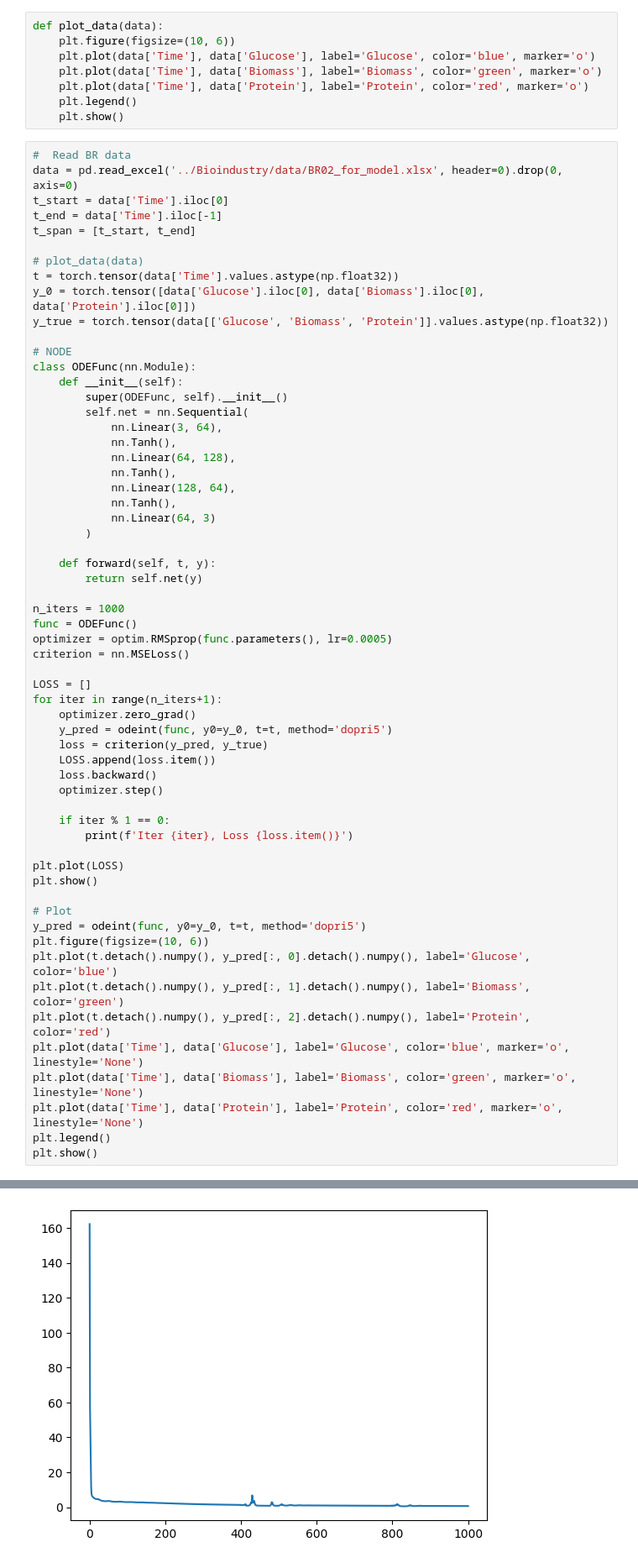
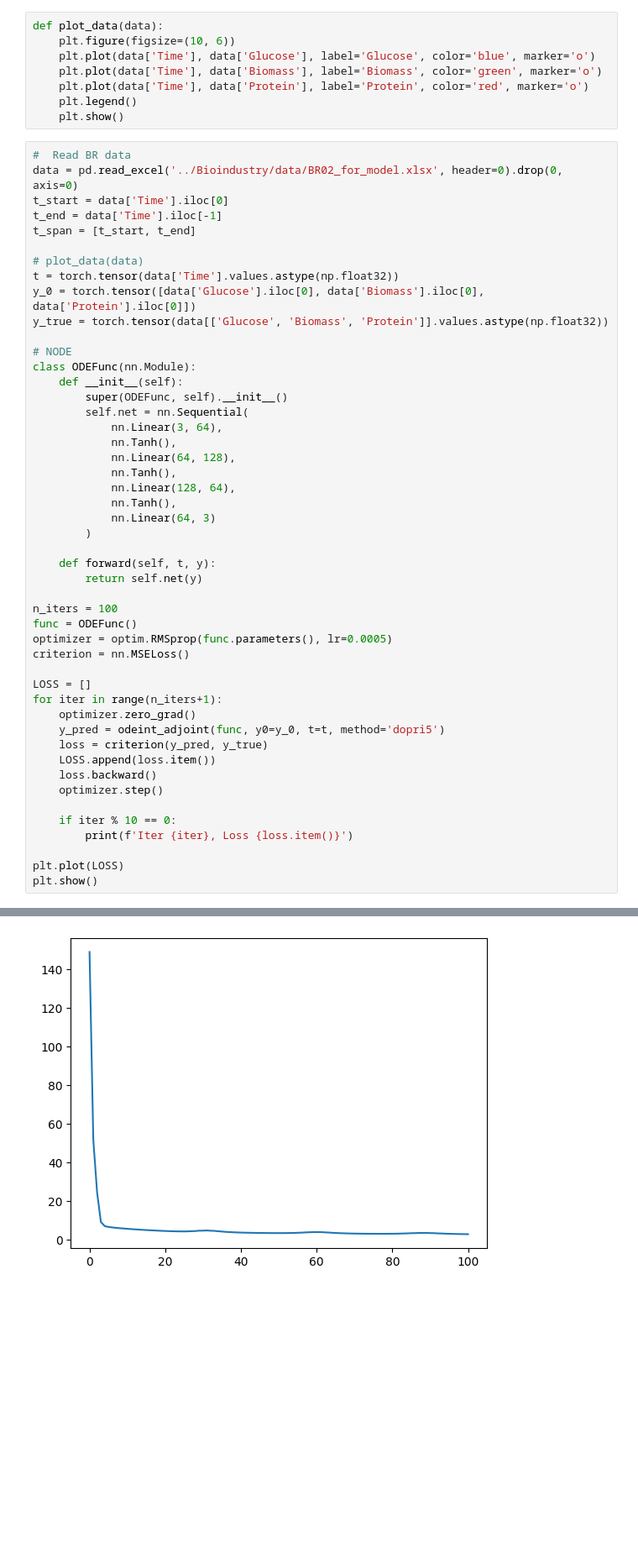
Before and after one commit to costasmexis/ModelMind, a Jupyter notebook: DL_Approacj/Notebook_A.ipynb, the cells around one changed output, grey strips where cells are left out. Shown: that part at 84% size. Drawn from its saved outputs; the diff is of its cells as text; blank space fills up the shorter version.

```diff
--- a/DL_Approacj/Notebook_A.ipynb
+++ b/DL_Approacj/Notebook_A.ipynb
@@ -43,7 +43,7 @@ class ODEFunc(nn.Module):
     def forward(self, t, y):
         return self.net(y)
 
-n_iters = 1000
+n_iters = 100
 func = ODEFunc()
 optimizer = optim.RMSprop(func.parameters(), lr=0.0005)
 criterion = nn.MSELoss()
@@ -51,27 +51,15 @@ criterion = nn.MSELoss()
 LOSS = []
 for iter in range(n_iters+1):
     optimizer.zero_grad()
-    y_pred = odeint(func, y0=y_0, t=t, method='dopri5')
+    y_pred = odeint_adjoint(func, y0=y_0, t=t, method='dopri5')
     loss = criterion(y_pred, y_true)
     LOSS.append(loss.item())
     loss.backward()
     optimizer.step()
 
-    if iter % 1 == 0:
+    if iter % 10 == 0:
         print(f'Iter {iter}, Loss {loss.item()}')
 
 plt.plot(LOSS)
 plt.show()
-
-# Plot
-y_pred = odeint(func, y0=y_0, t=t, method='dopri5')
-plt.figure(figsize=(10, 6))
-plt.plot(t.detach().numpy(), y_pred[:, 0].detach().numpy(), label='Glucose', color='blue')
-plt.plot(t.detach().numpy(), y_pred[:, 1].detach().numpy(), label='Biomass', color='green')
-plt.plot(t.detach().numpy(), y_pred[:, 2].detach().numpy(), label='Protein', color='red')
-plt.plot(data['Time'], data['Glucose'], label='Glucose', color='blue', marker='o', linestyle='None')
-plt.plot(data['Time'], data['Biomass'], label='Biomass', color='green', marker='o', linestyle='None')
-plt.plot(data['Time'], data['Protein'], label='Protein', color='red', marker='o', linestyle='None')
-plt.legend()
-plt.show()
 # %% [output]
@@ -95 +77 @@ Iter 1000, Loss 0.6085187792778015
-[figure, old version]
+[figure, new version]
```
Also changed, not shown: parts of 3 cells of this notebook.
